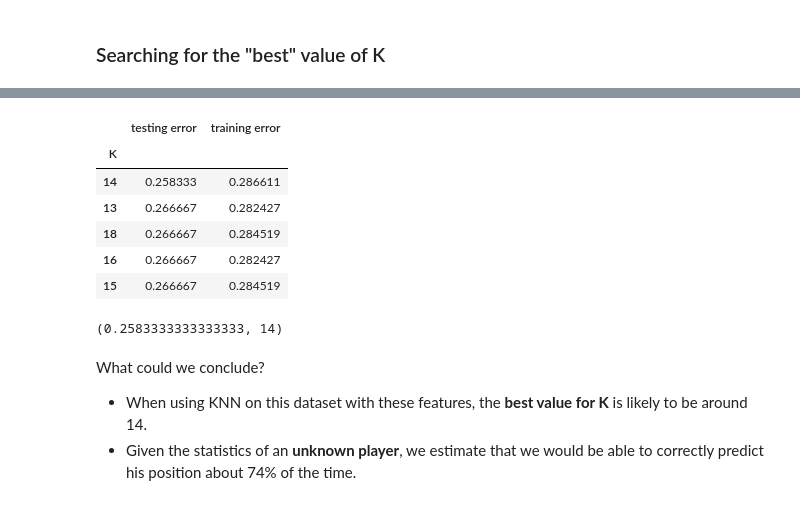
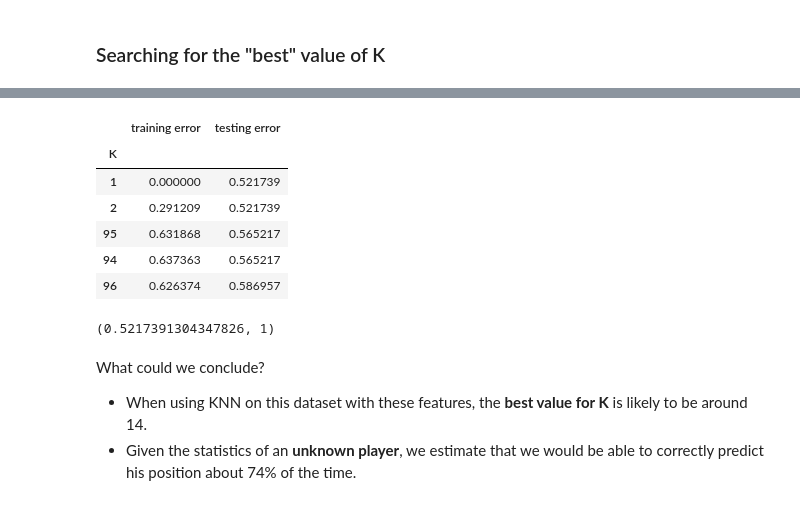
Before and after one commit to MaastrichtU-IDS/data-science-bootcamp-pggm, a Jupyter notebook: module2_notebooks/Supervised Classification/Evaluation/model_evaluation.ipynb, the cells around one changed output, grey strips where cells are left out. Saved outputs shown, nothing was run; the diff lists cells and outputs as text; code cells hidden in the pictures.

```diff
--- a/module2_notebooks/Supervised Classification/Evaluation/model_evaluation.ipynb
+++ b/module2_notebooks/Supervised Classification/Evaluation/model_evaluation.ipynb
@@ -17,5 +17,5 @@
 # %%
 # read the NBA data into a DataFrame
 import pandas as pd
-url = 'https://raw.githubusercontent.com/justmarkham/DAT4-students/master/kerry/Final/NBA_players_2015.csv'
+url = 'https://query.data.world/s/74pdlrcjkdvgij67ped5htqwjabayo'
 nba = pd.read_csv(url, index_col=0)
@@ -22,10 +30,14 @@ nba = pd.read_csv(url, index_col=0)
 # %%
 # create feature matrix (X)
-feature_cols = ['ast', 'stl', 'blk', 'tov', 'pf']
+feature_cols = ['Assists', 'Steals', 'Blocks', 'Turnovers', 'Points']
 X = nba[feature_cols]
+# %%
+# map positions to numbers
+pos_num = {'PG':1, 'SG':2, 'SF':3, 'PF':4, 'C':5}
+nba['Pos_Num']= [pos_num[pos] for pos in nba.Pos]
 # %%
 # create response vector (y)
-y = nba.pos_num
+y = nba.Pos
 # %% [markdown]
 ### KNN (K=50)
 # %%
@@ -297,19 +335,19 @@ plt.ylabel('Error (lower is better)')
 # %%
 # find the minimum testing error and the associated K value
-df.sort('testing error').head()
+df.sort_values(by=['testing error']).head()
 # %% [output]
-|  | testing error | training error |
+|  | training error | testing error |
 | K |  |  |
-| 14 | 0.258333 | 0.286611 |
-| 13 | 0.266667 | 0.282427 |
-| 18 | 0.266667 | 0.284519 |
-| 16 | 0.266667 | 0.282427 |
-| 15 | 0.266667 | 0.284519 |
+| 1 | 0.000000 | 0.521739 |
+| 2 | 0.291209 | 0.521739 |
+| 95 | 0.631868 | 0.565217 |
+| 94 | 0.637363 | 0.565217 |
+| 96 | 0.626374 | 0.586957 |
 # %%
 # alternative method
 min(zip(testing_error, k_range))
 # %% [output]
-(0.2583333333333333, 14)
+(0.5217391304347826, 1)
 # %% [markdown]
 What could we conclude?
 
```
Also changed, not shown: parts of 21 cells of this notebook, 5 other files.
